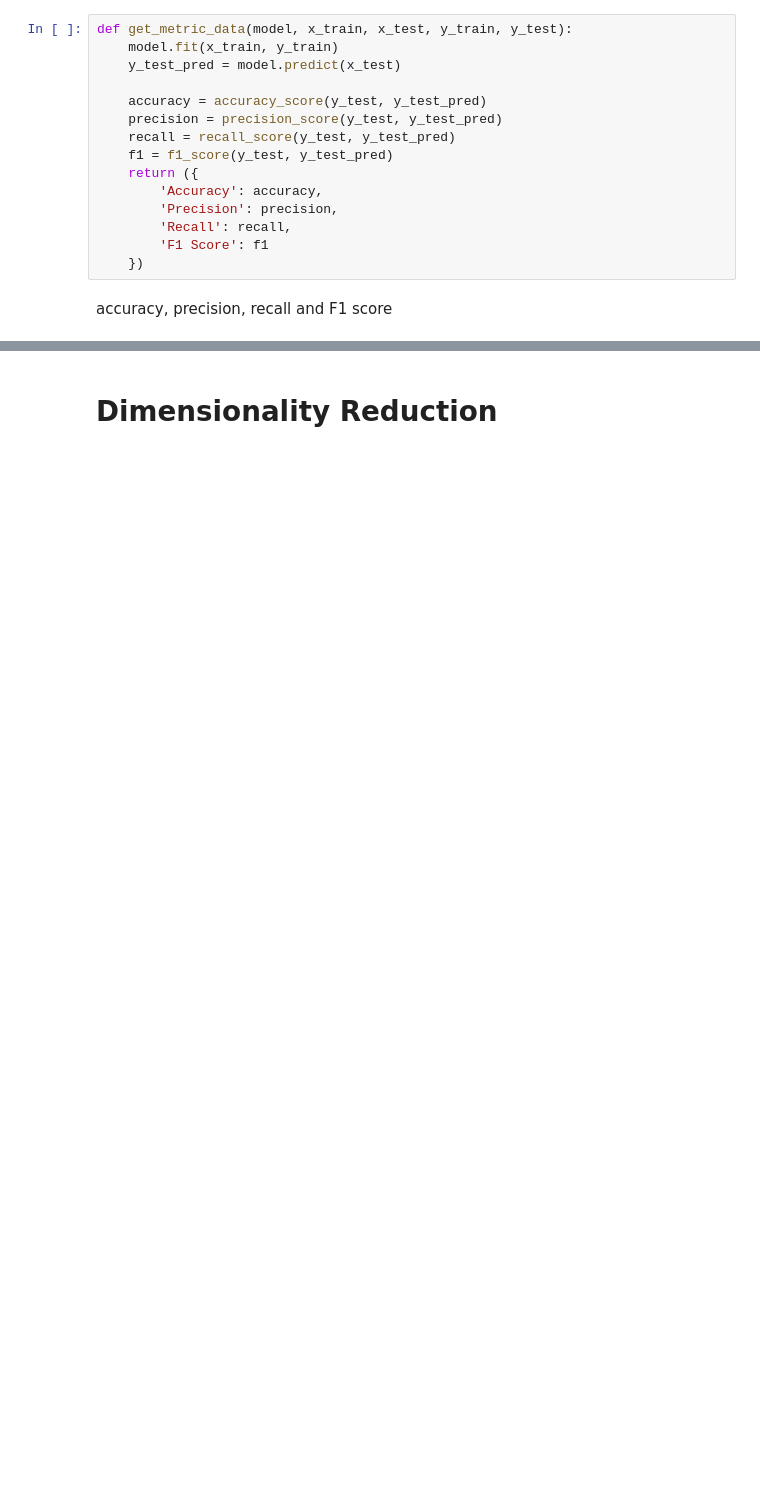
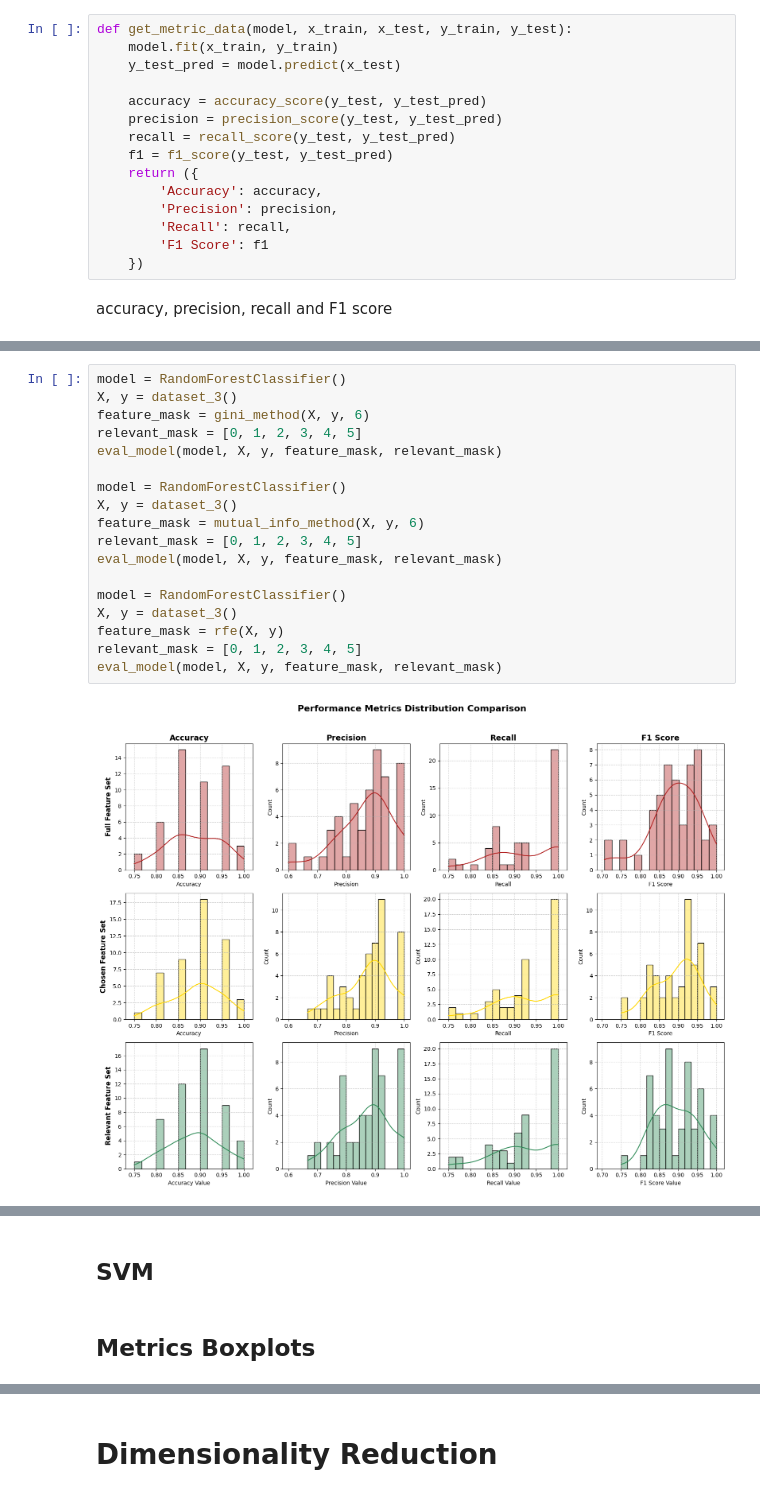
Before and after one commit to dawidsroczyk/Data-Exploration, a Jupyter notebook: feature_selection.ipynb, the cells around one changed output, grey strips where cells are left out. Saved outputs shown, nothing was run; the diff lists cells and outputs as text; blank space fills up the shorter version.

```diff
--- a/feature_selection.ipynb
+++ b/feature_selection.ipynb
@@ -294,0 +341,20 @@ def eval_model(model, X, y, feature_mask, relevant_mask):
+# %%
+model = RandomForestClassifier()
+X, y = dataset_3()
+feature_mask = gini_method(X, y, 6)
+relevant_mask = [0, 1, 2, 3, 4, 5]
+eval_model(model, X, y, feature_mask, relevant_mask)
+
+model = RandomForestClassifier()
+X, y = dataset_3()
+feature_mask = mutual_info_method(X, y, 6)
+relevant_mask = [0, 1, 2, 3, 4, 5]
+eval_model(model, X, y, feature_mask, relevant_mask)
+
+model = RandomForestClassifier()
+X, y = dataset_3()
+feature_mask = rfe(X, y)
+relevant_mask = [0, 1, 2, 3, 4, 5]
+eval_model(model, X, y, feature_mask, relevant_mask)
+# %% [output]
+[figure, added]
@@ -294,0 +363,4 @@ def eval_model(model, X, y, feature_mask, relevant_mask):
+# %% [markdown]
+## SVM
+# %% [markdown]
+## Metrics Boxplots
```
Also changed, not shown: parts of 15 cells of this notebook.
